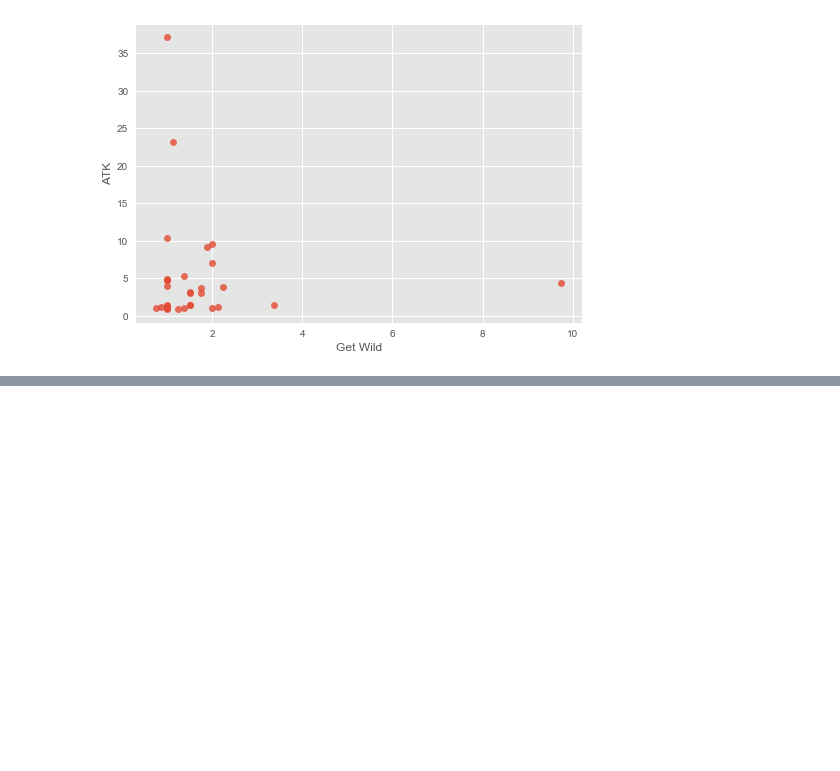
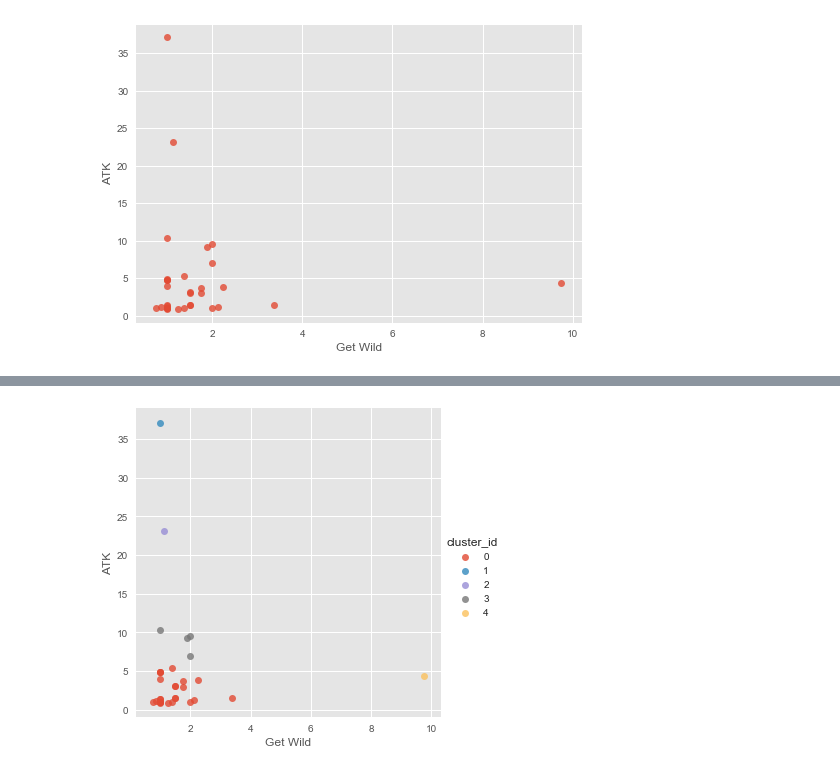
Before and after one commit to karaage0703/get-wild-and-analysis, a Jupyter notebook: get_wild_and_analysis.ipynb, the cells around one changed output, grey strips where cells are left out. Saved outputs shown, nothing was run; the diff lists cells and outputs as text; code cells hidden in the pictures; blank space fills up the shorter version.

```diff
--- a/get_wild_and_analysis.ipynb
+++ b/get_wild_and_analysis.ipynb
@@ -50,0 +182,5 @@ sns.plt.show()
+# %%
+sns.lmplot(x='Get Wild', y='ATK', hue='cluster_id', data=analysis_data, fit_reg=False)
+sns.plt.show()
+# %% [output]
+[figure, added]
```
Also changed, not shown: parts of 18 cells of this notebook.
